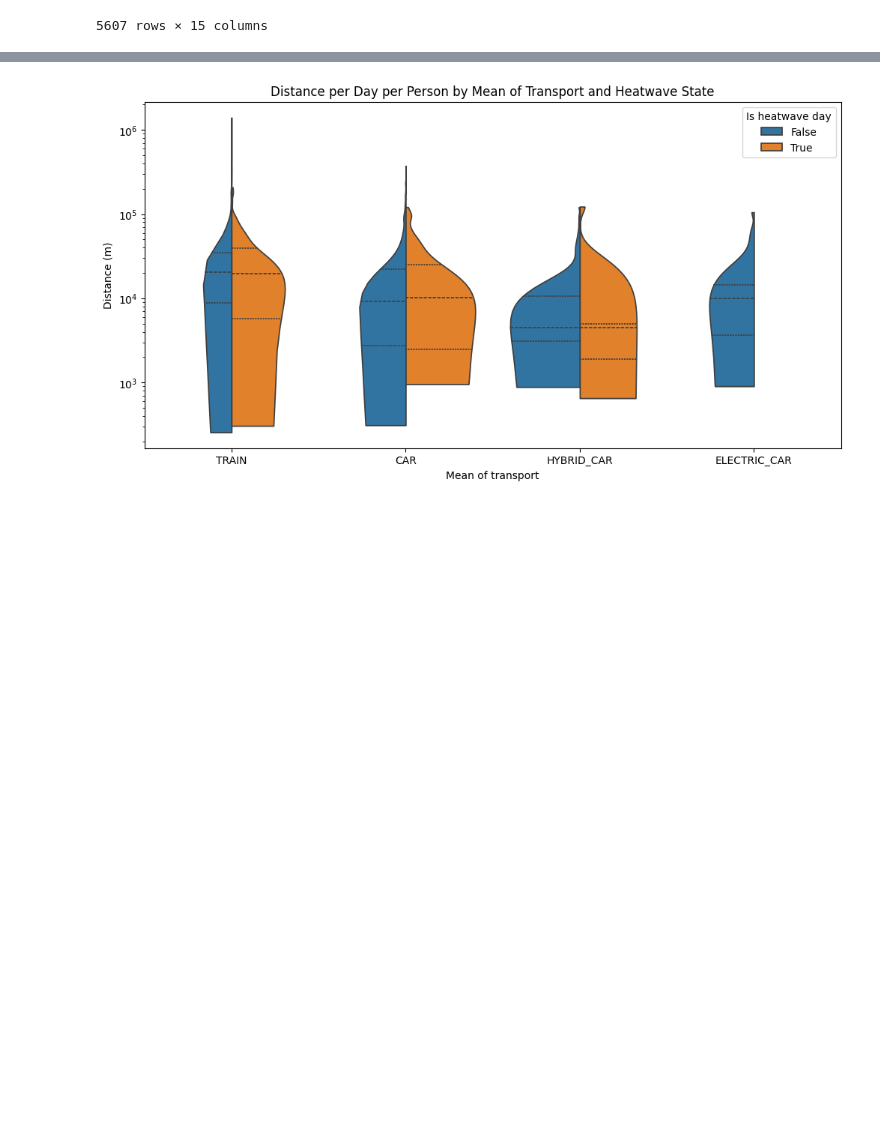
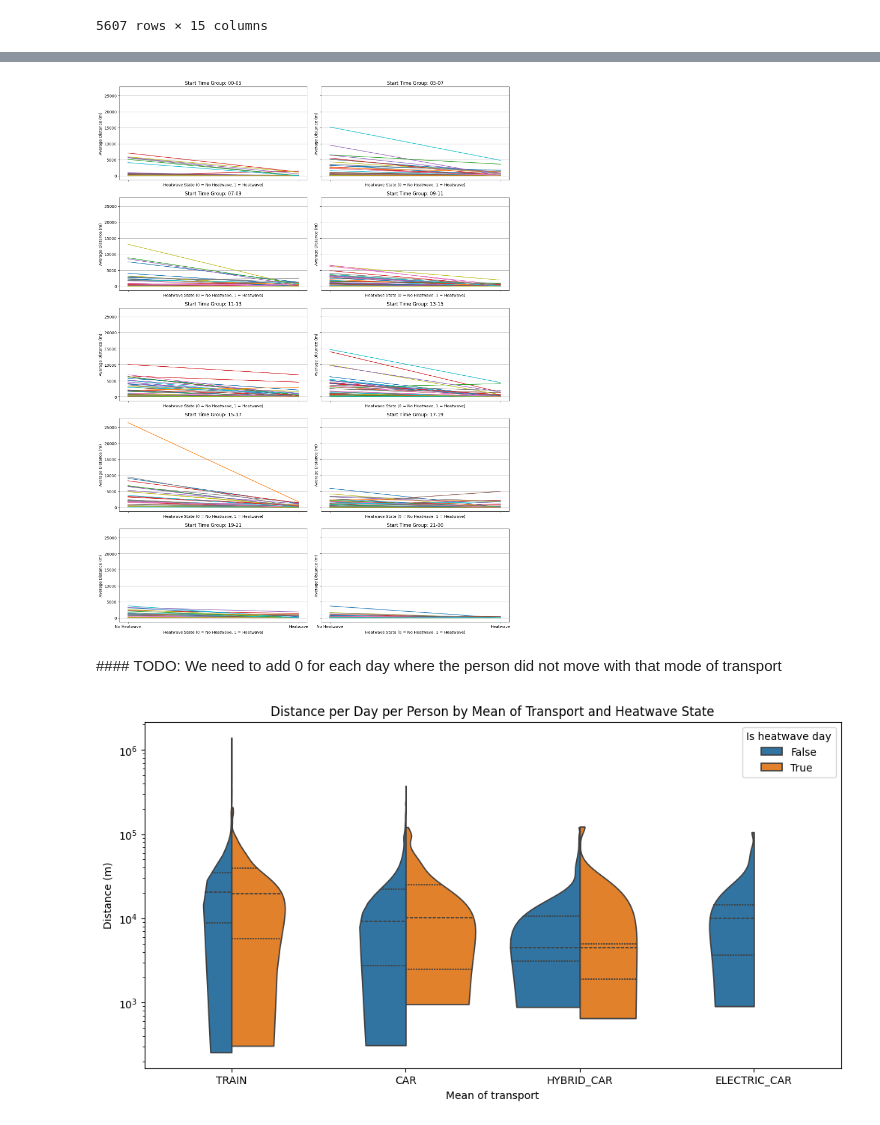
Before and after one commit to colombmo/SWICE_analysis, a Jupyter notebook: movements_heatwave.ipynb, the cells around one changed output, grey strips where cells are left out. Saved outputs shown, nothing was run; the diff lists cells and outputs as text; code cells hidden in the pictures; blank space fills up the shorter version.

```diff
--- a/movements_heatwave.ipynb
+++ b/movements_heatwave.ipynb
@@ -385,0 +389,12 @@ plt.show()
+# %%
+# Same thing, but splitting data by start_time in groups of 00-05, 05-07, 07-09, 09-11, 11-13, 13-15, 15-17, 17-19, 19-21, 21-00
+df_noplane['start_time_group'] = pd.cut(df_noplane['start_time_precise'].dt.hour,
+                                         bins=[-1, 4, 6, 8, 10, 12, 14, 16, 18, 20, 23],
+                                         labels=['00-05', '05-07', '07-09', '09-11', '11-13', '13-15', '15-17', '17-19', '19-21', '21-00'],
+                                         right=True)
+
+# Compute average distance per day per person, depending on heatwave state and start_time_group
+df_grouped_time = df_noplane.groupby(['start_time', 'start_time_group', 'participant_id', 'heatwave'])['distance(m)'].sum().reset_index()
+# Compute average distance per day per person, depending on heatwave state and start_time_group
+df_grouped_time = df_grouped_time.groupby(['participant_id', 'start_time_group', 'heatwave'])['distance(m)'].mean().reset_index()
+df_grouped_time
@@ -386,8 +415,29 @@ plt.show()
+# %%
+# Create different subplots for all the start_time_group
+fig, axs = plt.subplots(nrows=5, ncols=2, figsize=(15, 20), sharex=True, sharey=True)
+axs = axs.flatten()
+for i, group in enumerate(df_grouped_time.groupby('start_time_group')):
+    start_time_group, data = group
+    for pid, group_data in data.groupby('participant_id'):
+        axs[i].plot(group_data['heatwave'], group_data['distance(m)'], label=f'Participant {pid}')
+
+    axs[i].set_title(f'Start Time Group: {start_time_group}')
+    axs[i].set_xlabel('Heatwave State (0 = No Heatwave, 1 = Heatwave)')
+    axs[i].set_ylabel('Average Distance (m)')
+    axs[i].set_xticks([0, 1])
+    axs[i].set_xticklabels(['No Heatwave', 'Heatwave'])
+    axs[i].grid(axis='y')
+plt.tight_layout()
+plt.show()
+# %% [output]
+[figure, added]
 # %%
 # Split data in two dataframes, one for longer trips (train, car, electric_car, hybrid_car) and one for shorter trips (walking, bicycle, bus, tram)
 df_long_trips = df_noplane[df_noplane['mean_of_transport'].isin(['TRAIN', 'CAR', 'ELECTRIC_CAR', 'HYBRID_CAR'])].copy()
 # All the rest are shorter trips
 df_short_trips = df_noplane[~df_noplane['mean_of_transport'].isin(['TRAIN', 'CAR', 'ELECTRIC_CAR', 'HYBRID_CAR'])].copy()
+# %% [markdown]
+#### TODO: We need to add 0 for each day where the person did not move with that mode of transport
 # %%
 # Violin plot of distances per day per person, depending on heatwave state and mean of transport
 import seaborn as sns
```
Also changed, not shown: parts of 3 cells of this notebook.
